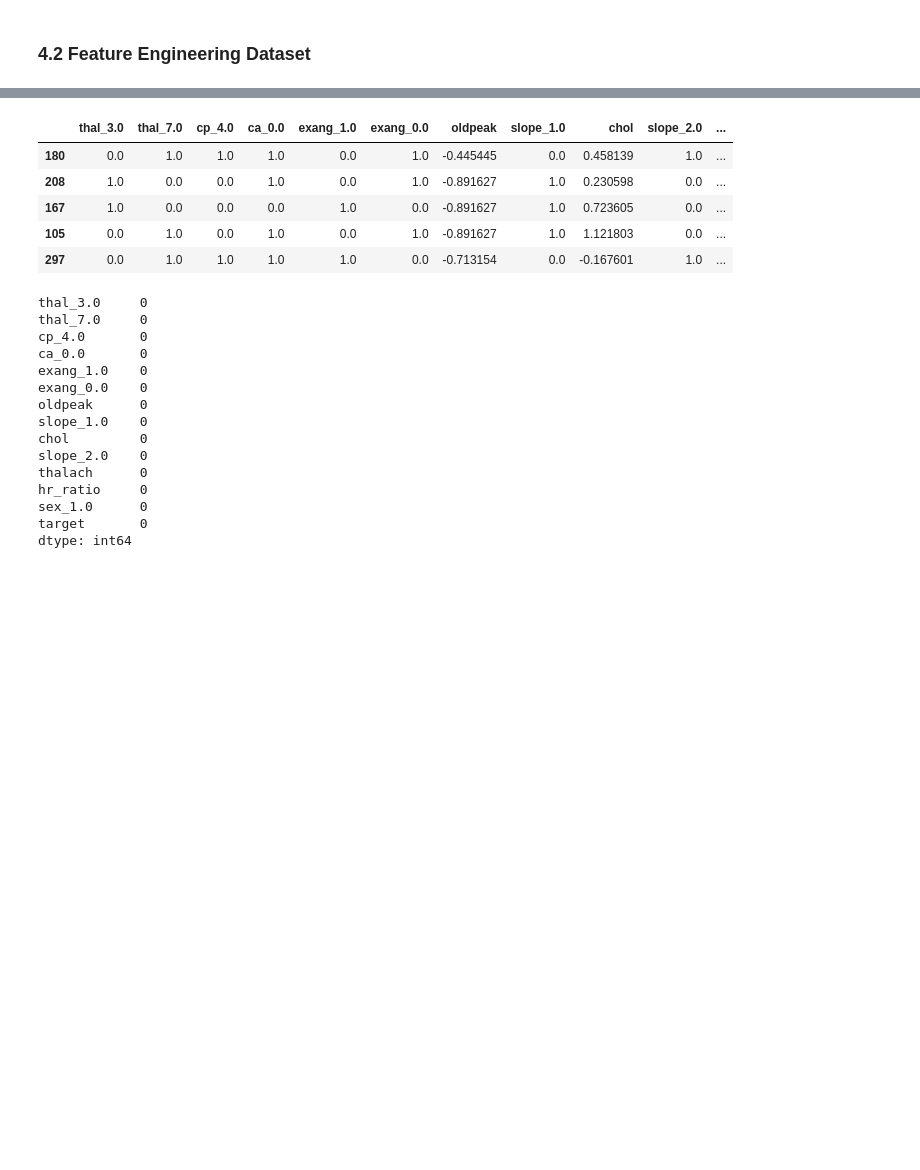
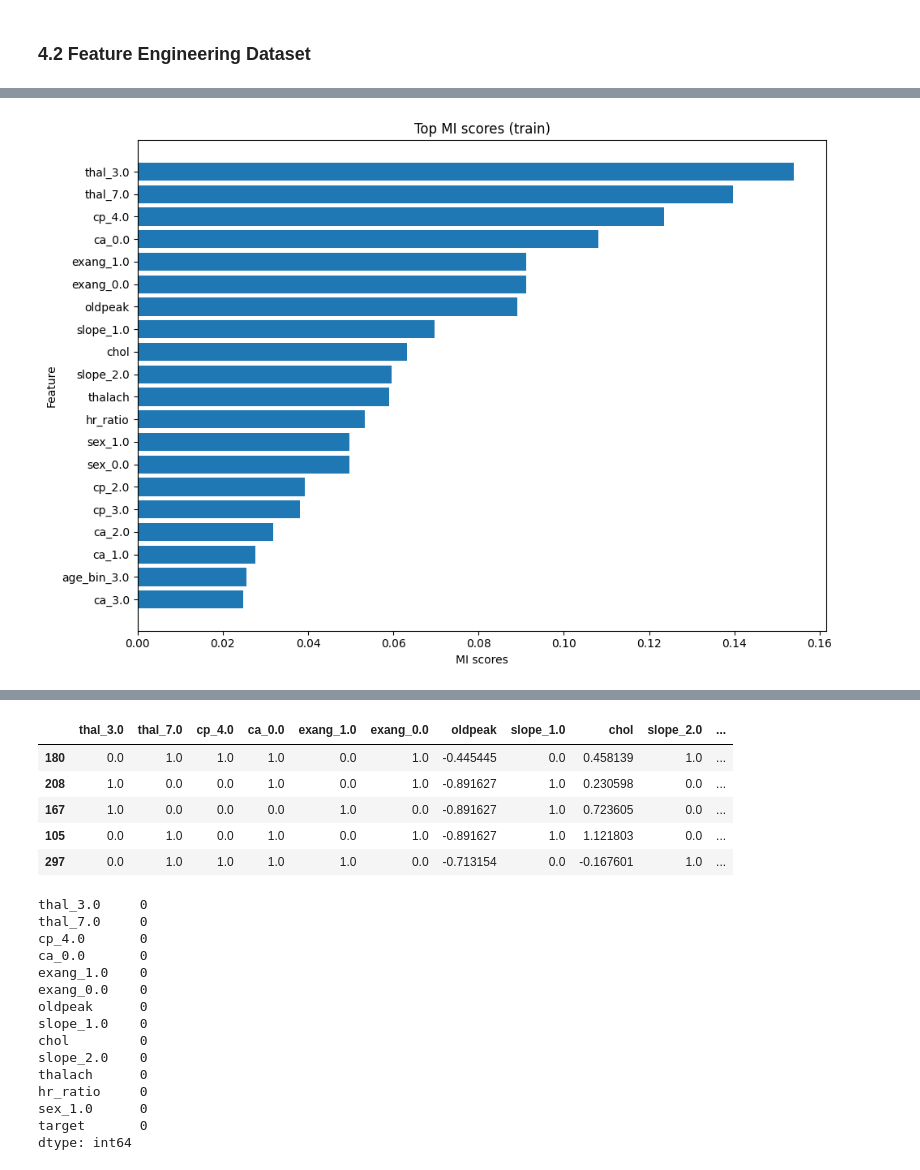
Before and after one commit to wotttoo/Heart-Disease-Diagnosis, a Jupyter notebook: Feature_Engineering.ipynb, the cells around one changed output, grey strips where cells are left out. Saved outputs shown, nothing was run; the diff lists cells and outputs as text; code cells hidden in the pictures; blank space fills up the shorter version.

```diff
--- a/[Hint]_Feature_Engineering.ipynb
+++ b/Feature_Engineering.ipynb
@@ -499,0 +419,5 @@ Saved FE splits. K (FE features) = 13
+# %%
+generated_cats = ['age_bin']
+generated_nums = ['chol_per_age', 'bps_per_age', 'hr_ratio', 'oldpeak_per_age']
+all_cats = categorical_cols + generated_cats
+all_nums = numeric_cols + generated_nums
@@ -499,0 +449,4 @@ Saved FE splits. K (FE features) = 13
+# %%
+Xt_train_np = fe_pipeline.fit_transform(X_train, y_train)
+Xt_val_np = fe_pipeline.transform(X_val)
+Xt_test_np = fe_pipeline.transform(X_test)
@@ -499,0 +464,25 @@ Saved FE splits. K (FE features) = 13
+# %%
+Xt_train = pd.DataFrame(Xt_train_np, columns=eng_cols, index=X_train.index)
+Xt_val = pd.DataFrame(Xt_val_np, columns=eng_cols, index=X_val.index)
+Xt_test = pd.DataFrame(Xt_test_np, columns=eng_cols, index=X_test.index)
+# %%
+is_discrete = np.array([col.startswith('age_bin_')
+                        or any(col.startswith(pfx) for pfx in ['sex_','cp_','fbs_','restecg_','exang_','slope_','ca_','thal_'])
+                        for col in Xt_train.columns], dtype=bool)
+# %%
+mi_scores = mutual_info_classif(Xt_train.values, y_train.values, discrete_features=is_discrete, random_state=42)
+mi_series = pd.Series(mi_scores, index=Xt_train.columns).sort_values(ascending=False)
+
+# Visualize Top MI
+topN = int(min(20, len(mi_series)))
+top_mi = mi_series.head(topN).iloc[::-1] # Tại sao đảo ngược? Vì barh() vẽ từ dưới lên
+
+plt.figure(figsize=(10, max(6, 0.35*topN)))
+plt.barh(top_mi.index, top_mi.values)
+plt.title('Top MI scores (train)')
+plt.xlabel('MI scores')
+plt.ylabel('Feature')
+plt.tight_layout()
+plt.show()
+# %% [output]
+[figure, added]
```
Also changed, not shown: parts of 17 cells of this notebook.
